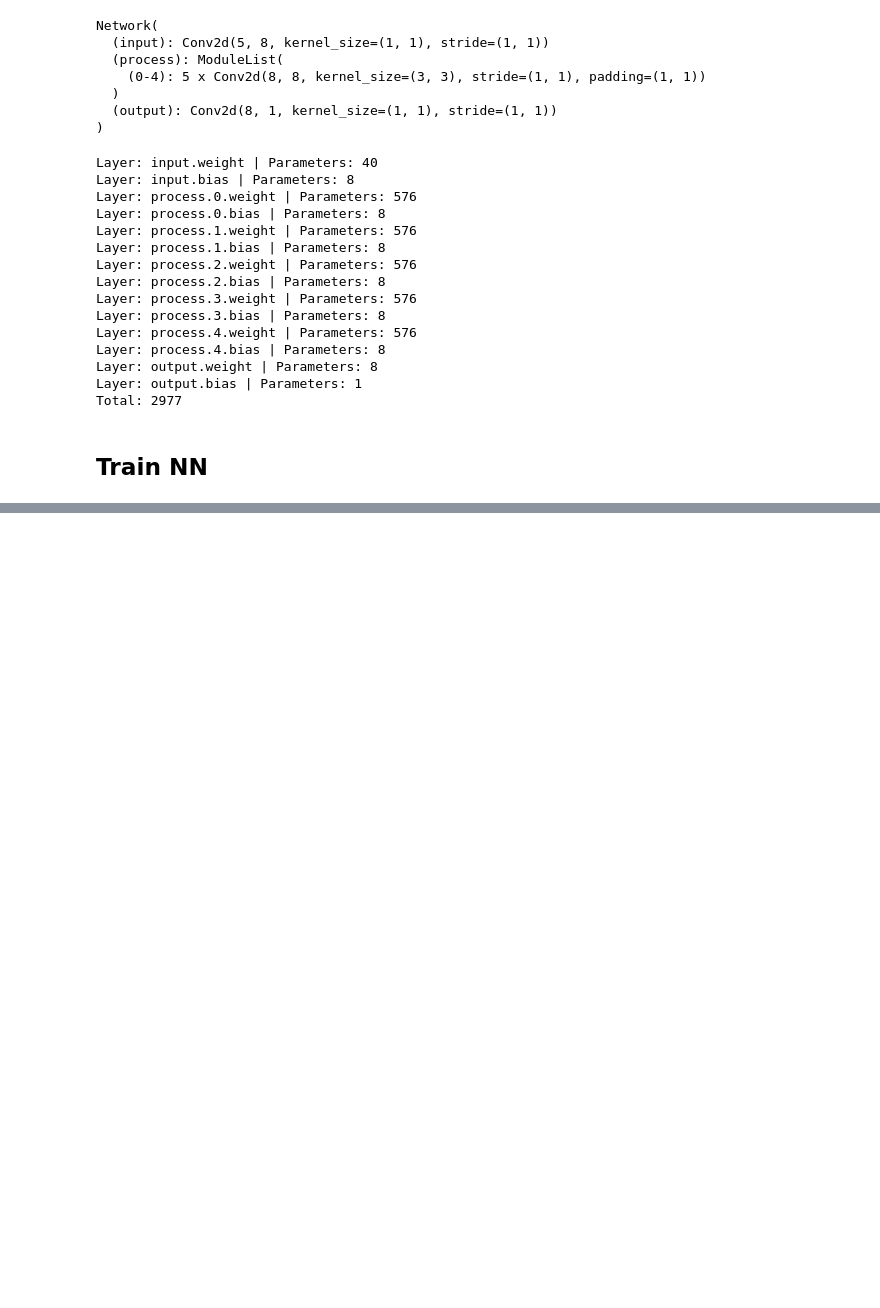
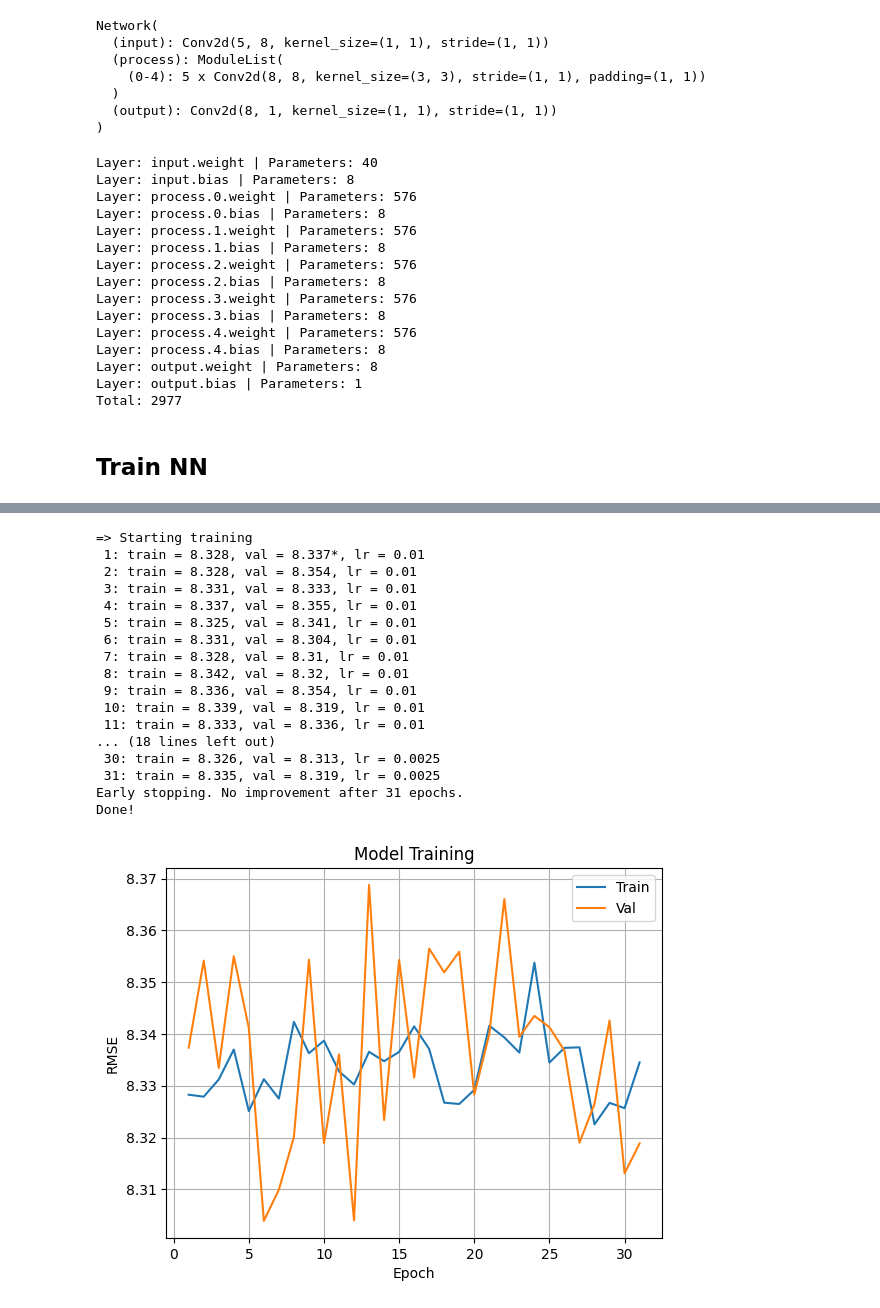
Before and after one commit to TiagoCAAmorim/SimModels, a Jupyter notebook: graph_nn/solve_lin_eq.ipynb, the cells around one changed output, grey strips where cells are left out. Cells and saved outputs as stored; diff of their text form; code cells hidden in the pictures; blank space fills up the shorter version.

```diff
--- a/graph_nn/solve_lin_eq.ipynb
+++ b/graph_nn/solve_lin_eq.ipynb
@@ -433,0 +590,49 @@ RuntimeError: Dynamo is not supported on Python 3.12+
+# %%
+model = Network(
+    n_blocks=5,
+    latent_size=4,
+    activation=True)
+loss_fn = nn.MSELoss()
+
+ni, nj = 10, 10
+data_train = CustomDataset(ni, nj, 10000)
+data_val = CustomDataset(ni, nj, 2000)
+data_test = CustomDataset(ni, nj, 2000)
+batch_size = 64
+dataloader_train = DataLoader(data_train, batch_size=batch_size, shuffle=False)
+dataloader_val = DataLoader(data_val, batch_size=batch_size, shuffle=False)
+dataloader_test = DataLoader(data_test, batch_size=batch_size, shuffle=False)
+
+epochs = 200
+optimizer = torch.optim.RMSprop(model.parameters(), lr = 0.01)
+scheduler = torch.optim.lr_scheduler.ReduceLROnPlateau(optimizer,  mode='min', factor=0.5, patience=10)
+# scheduler = torch.optim.lr_scheduler.ExponentialLR(optimizer, gamma=0.9)
+# scheduler = optim.lr_scheduler.StepLR(optimizer, step_size=10, gamma=0.5)
+
+best_model, (train_loss, val_loss) = train(model, dataloader_train, dataloader_val, epochs, optimizer, loss_fn, scheduler)
+
+plot_losses(train_loss, val_loss)
+
+test_loss = test_loop(dataloader_test, model, loss_fn)
+print(f'Test loss = {test_loss:0.4g} (last model)')
+test_loss = test_loop(dataloader_test, best_model, loss_fn)
+print(f'Test loss = {test_loss:0.4g} (best model)')
+# %% [output]
+=> Starting training
+ 1: train = 8.328, val = 8.337*, lr = 0.01
+ 2: train = 8.328, val = 8.354, lr = 0.01
+ 3: train = 8.331, val = 8.333, lr = 0.01
+ 4: train = 8.337, val = 8.355, lr = 0.01
+ 5: train = 8.325, val = 8.341, lr = 0.01
+ 6: train = 8.331, val = 8.304, lr = 0.01
+ 7: train = 8.328, val = 8.31, lr = 0.01
+ 8: train = 8.342, val = 8.32, lr = 0.01
+ 9: train = 8.336, val = 8.354, lr = 0.01
+ 10: train = 8.339, val = 8.319, lr = 0.01
+ 11: train = 8.333, val = 8.336, lr = 0.01
+... (18 lines left out)
+ 30: train = 8.326, val = 8.313, lr = 0.0025
+ 31: train = 8.335, val = 8.319, lr = 0.0025
+Early stopping. No improvement after 31 epochs.
+Done!
+[figure, added]
```
Also changed, not shown: parts of 18 cells of this notebook.
